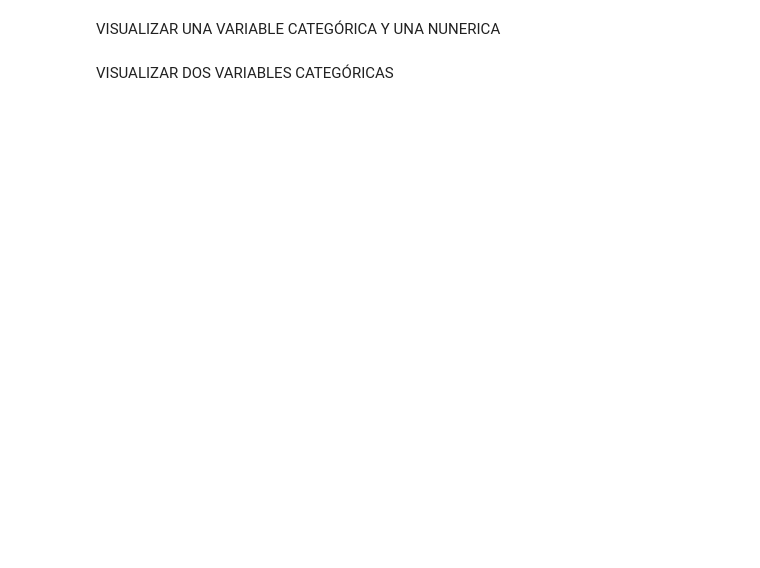
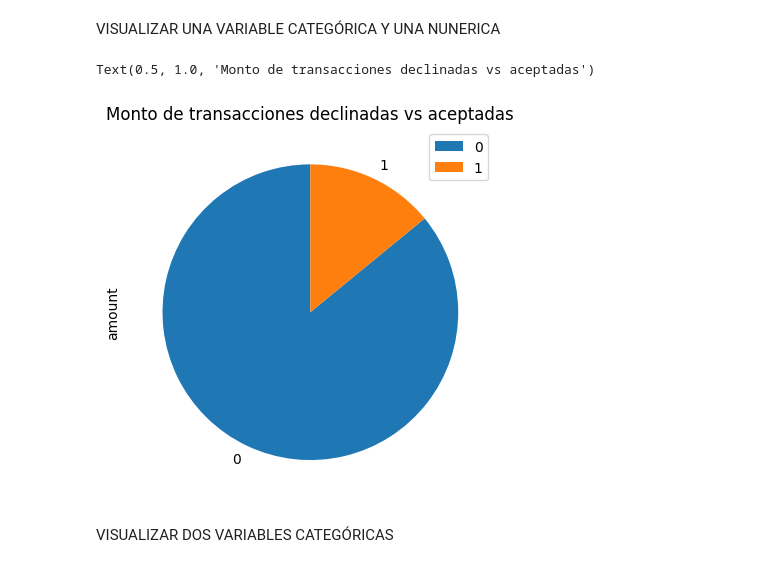
Before and after one commit to jjrodriguezv/Sprint-8-jjrodriguez, a Jupyter notebook: Sprint8-NIVELL 1 - FINAL.ipynb, the cells around one changed output. Drawn from its saved outputs; the diff is of its cells as text; code cells hidden in the pictures; blank space fills up the shorter version.

```diff
--- a/Sprint8-NIVELL 1 - FINAL.ipynb
+++ b/Sprint8-NIVELL 1 - FINAL.ipynb
@@ -4,35 +4,6 @@ Realitza la connexió en Python amb el MySQL Workbench per a carregar tota la in
 Realitzaràs una visualització per a cada exercici. Comenta el que et crida l'atenció de graficar aquesta variable, justifica l'elecció del gràfic i interpreta els resultats en funció de les teves dades.
 # %% [markdown]
 CONEXIÓN CON MYSQL WORKBENCH
-# %%
-# pip install mysql-connector-python - Realizado desde Command
-#
-
-import mysql.connector
-from mysql.connector import Error
-
-try:
-    connection = mysql.connector.connect(host='localhost',
-                                         database='script4_transactions',
-                                         user='root',
-                                         password='Calabozo1605*')
-    if connection.is_connected():
-        db_Info = connection.get_server_info()
-        print("Connected to MySQL Server version ", db_Info)
-        cursor = connection.cursor()
-        cursor.execute("select database();")
-        record = cursor.fetchone()
-        print("You're connected to database: ", record)
-
-except Error as e:
-    print("Error while connecting to MySQL", e)
-
-#Cerrar la Base de Datos
-finally:
-    if connection.is_connected():
-        cursor.close()
-        connection.close()
-        print("MySQL connection is closed")
 # %% [markdown]
 NIVEL 1 - EXERCICI 1
 # %%
@@ -154,7 +155,9 @@ plt.ylabel("Cantidad de Empresas")
 # %%
-#============== EJERCICIO 4 OPCION 2 ====================
+#============== EJERCICIO 4 - ====================
+#Visualizar dos variables
 datosdf = pd.DataFrame(data_dict["transactions"])
-datosdf.groupby(["declined"])[["amount"]].sum().plot.bar()
-plt.title("Monto en transacciones declinadas y aceptadas")
-plt.xlabel("Declinadas (1) y Aceptadas (0)")
-plt.ylabel("Monto")
+datosdf.groupby(["declined"])[["amount"]].sum().plot.pie(subplots=True, startangle = 90)
+plt.title("Monto de transacciones declinadas vs aceptadas")
+# %% [output]
+Text(0.5, 1.0, 'Monto de transacciones declinadas vs aceptadas')
+[figure, added]
```
Also changed, not shown: parts of 12 cells of this notebook, 1 other file.
